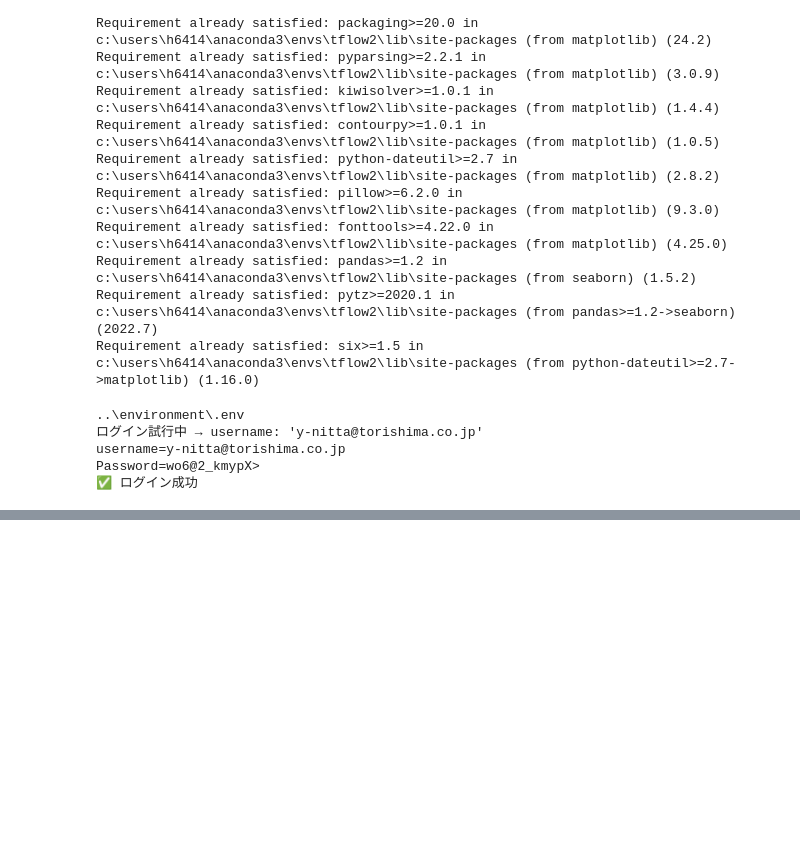
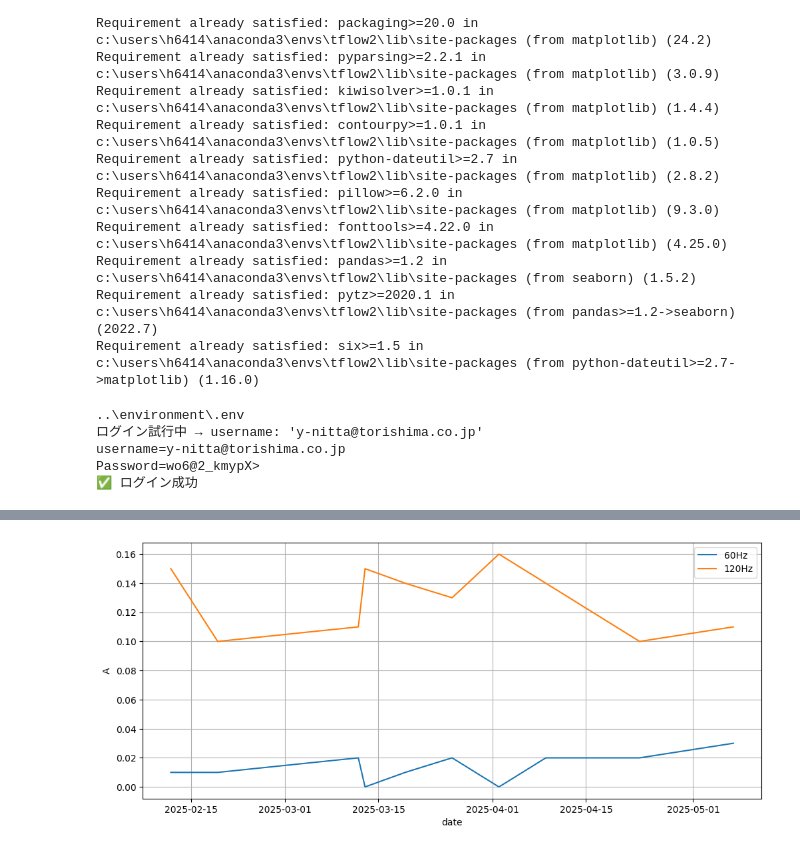
Before and after one commit to IoTripas/IbukiAI, a Jupyter notebook: matabaseagentsmall.ipynb, the cells around one changed output, grey strips where cells are left out. Cells and saved outputs as stored; diff of their text form; code cells hidden in the pictures; blank space fills up the shorter version.

```diff
--- a/matabaseagentsmall.ipynb
+++ b/matabaseagentsmall.ipynb
@@ -160,11 +160,14 @@ if response.status_code == 200:
             raise ValueError("❌ 取得したデータが空です。Metabaseを確認してください。")
         print("✅ データ取得成功")
         print(df)
-        df2=df.iloc[:,3].str.split(',',expand=True)
+        df2=df.iloc[:,3].str.split(',',expand=True)#FFTデータをdfに
         df2[9999]=df2[9999].str.replace('\r','')
-        df3 = df2.iloc[:, :1000]
-        df3.columns = [f"freq_{i}Hz" for i in range(1, 1001)]
+        df2=df2.apply(pd.to_numeric, errors="coerce")
+
+        df3 = df2.iloc[:, :1000]# under1000HZ
+        df3.columns = [f"{i}Hz" for i in range(1, 1001)]
         df3.index = pd.to_datetime(df["fftrecord_date"]).dt.date
+
 
         print(df3)
     except Exception as e:
@@ -186,7 +189,7 @@ llm = ChatOpenAI(
 
 agent = create_pandas_dataframe_agent(
     llm,
-    df3,
+    df3,#どのデータをエージェントに投げるか
     verbose=True,
     allow_dangerous_code=True
 )
@@ -264,0 +288,10 @@ unique        1        1         1         1         1         3         4
+# %%
+import matplotlib.pyplot as plt
+df3[["60Hz", "120Hz"]].plot(figsize=(12, 5))
+
+plt.ylabel("A")
+plt.xlabel("date")
+plt.grid(True)
+plt.show()
+# %% [output]
+[figure, added]
```
Also changed, not shown: parts of 3 cells of this notebook, 1 other file.
